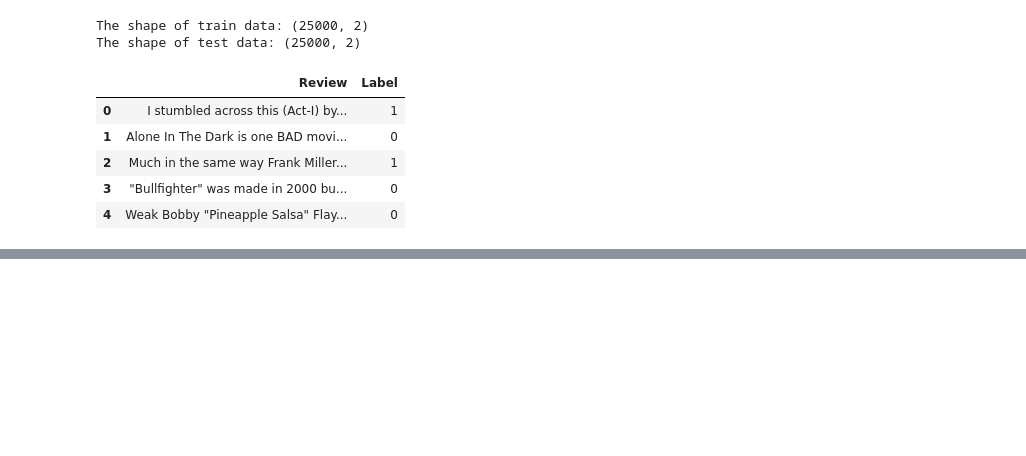
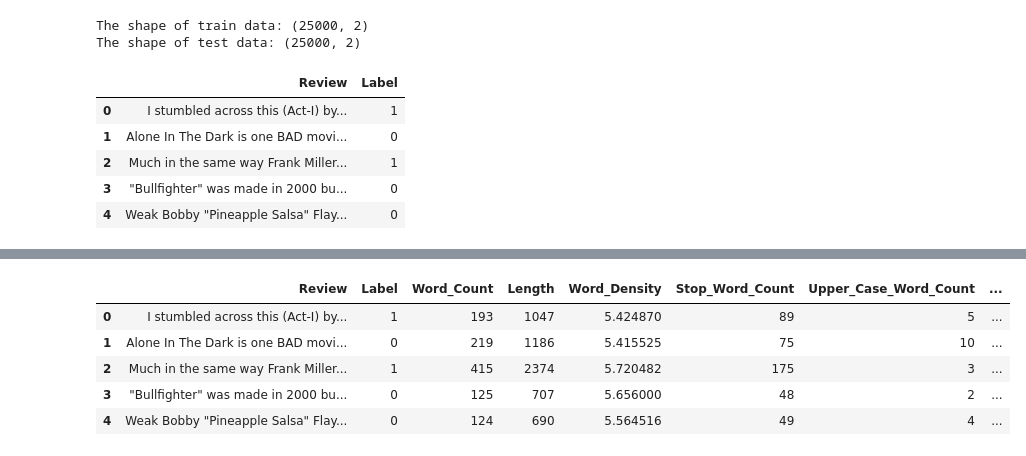
Before and after one commit to svk-123/NLP_HandsOn_Pytorch, a Jupyter notebook: text_data_processing_for_NLP.ipynb, the cells around one changed output, grey strips where cells are left out. Cells and saved outputs as stored; diff of their text form; code cells hidden in the pictures; blank space fills up the shorter version.

```diff
--- a/text_data_processing_for_NLP.ipynb
+++ b/text_data_processing_for_NLP.ipynb
@@ -96,0 +376,9 @@ memory usage: 390.8+ KB
+# %%
+train_feat.head()
+# %% [output]
+|  | Review | Label | Word_Count | Length | Word_Density | Stop_Word_Count | Upper_Case_Word_Count | ... |
+| 0 | I stumbled across this (Act-I) by... | 1 | 193 | 1047 | 5.424870 | 89 | 5 | ... |
+| 1 | Alone In The Dark is one BAD movi... | 0 | 219 | 1186 | 5.415525 | 75 | 10 | ... |
+| 2 | Much in the same way Frank Miller... | 1 | 415 | 2374 | 5.720482 | 175 | 3 | ... |
+| 3 | "Bullfighter" was made in 2000 bu... | 0 | 125 | 707 | 5.656000 | 48 | 2 | ... |
+| 4 | Weak Bobby "Pineapple Salsa" Flay... | 0 | 124 | 690 | 5.564516 | 49 | 4 | ... |
```
Also changed, not shown: parts of 26 cells of this notebook.
